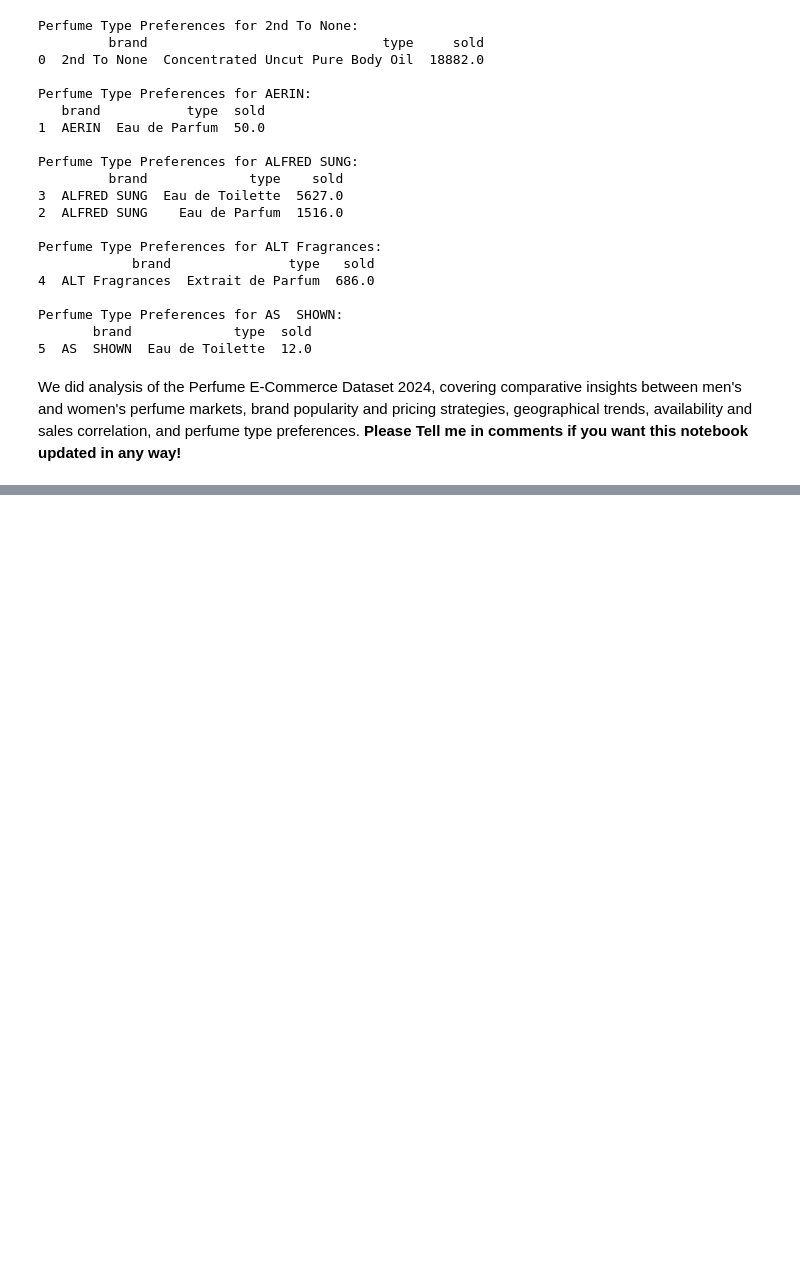
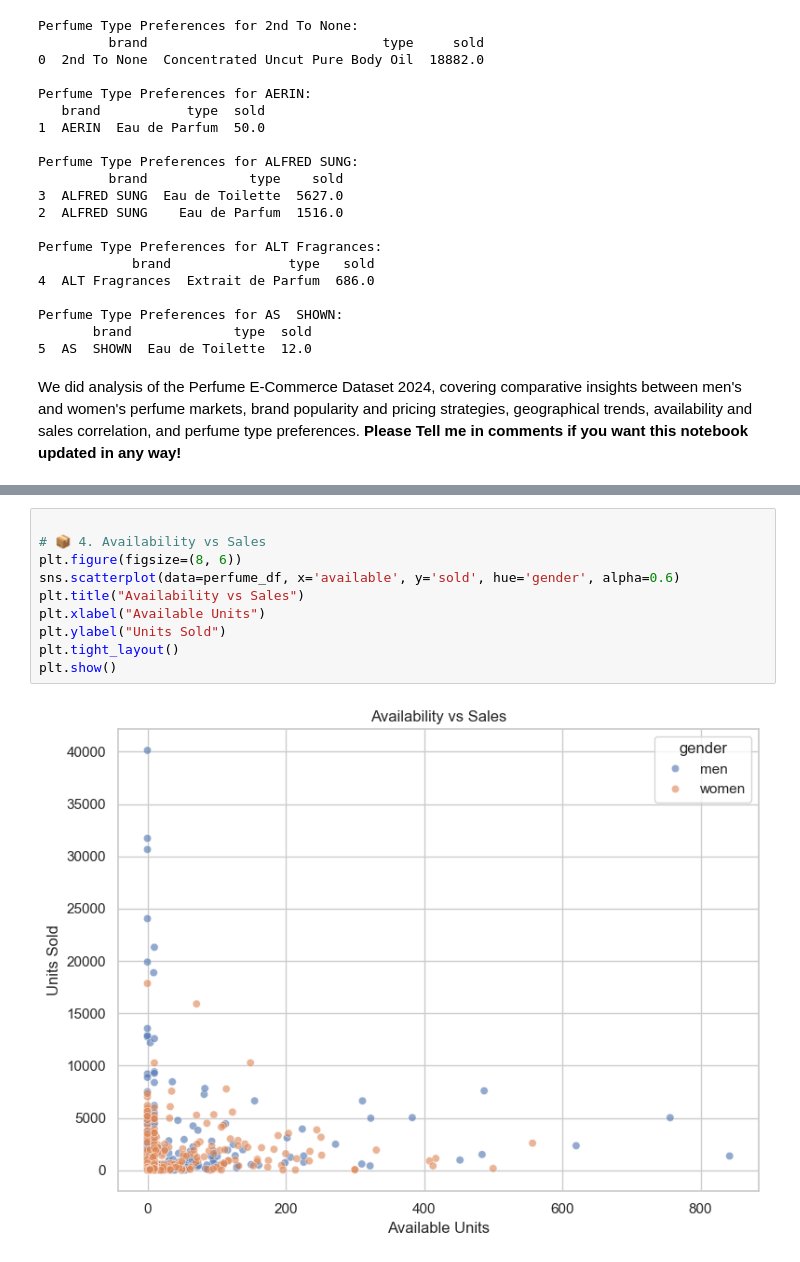
Before and after one commit to aidahanad/projectweb, a Jupyter notebook: perfume-e-commerce-analysis-2024.ipynb, the cells around one changed output, grey strips where cells are left out. Cells and saved outputs as stored; diff of their text form; blank space fills up the shorter version.

```diff
--- a/perfume-e-commerce-analysis-2024.ipynb
+++ b/perfume-e-commerce-analysis-2024.ipynb
@@ -371,0 +431,12 @@ We did analysis of the Perfume E-Commerce Dataset 2024, covering comparative ins
+# %%
+
+# 📦 4. Availability vs Sales
+plt.figure(figsize=(8, 6))
+sns.scatterplot(data=perfume_df, x='available', y='sold', hue='gender', alpha=0.6)
+plt.title("Availability vs Sales")
+plt.xlabel("Available Units")
+plt.ylabel("Units Sold")
+plt.tight_layout()
+plt.show()
+# %% [output]
+[figure, added]
```
Also changed, not shown: parts of 23 cells of this notebook.
